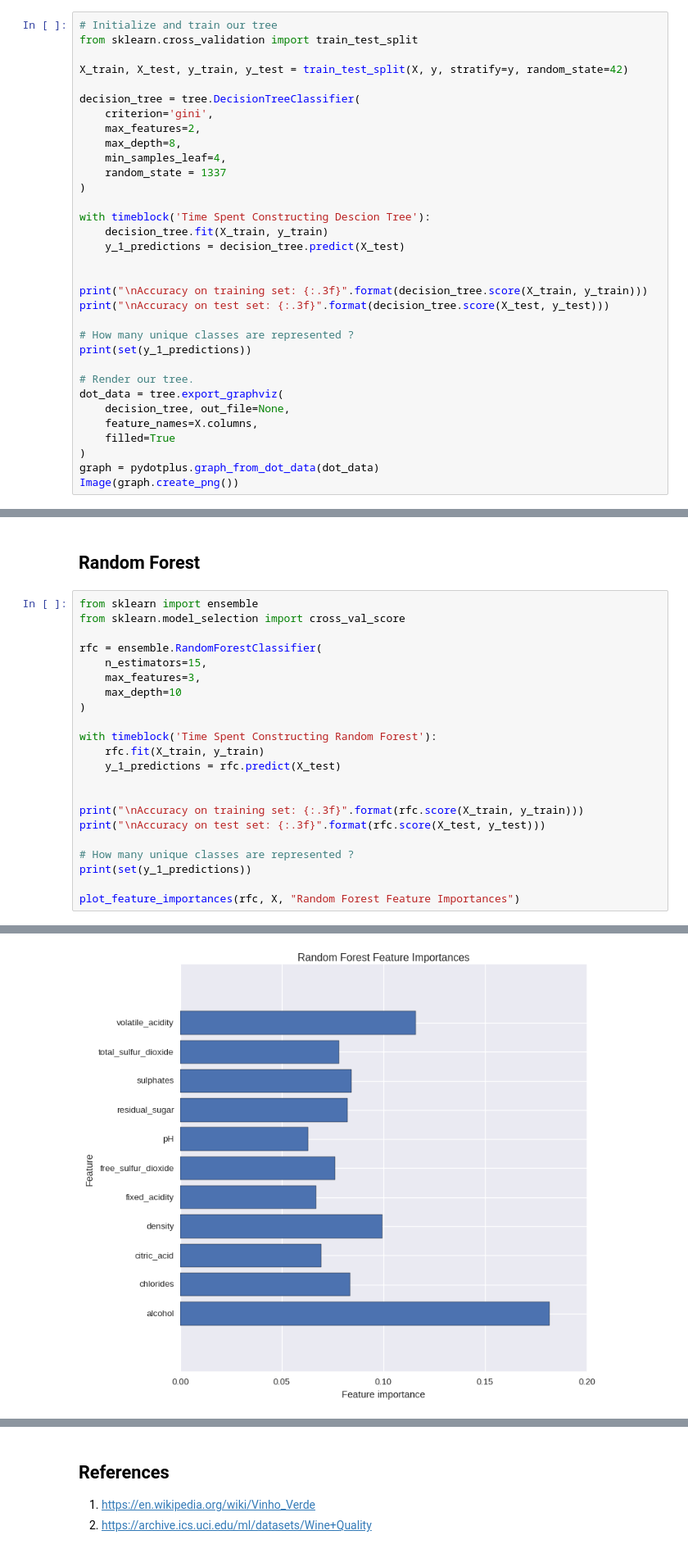
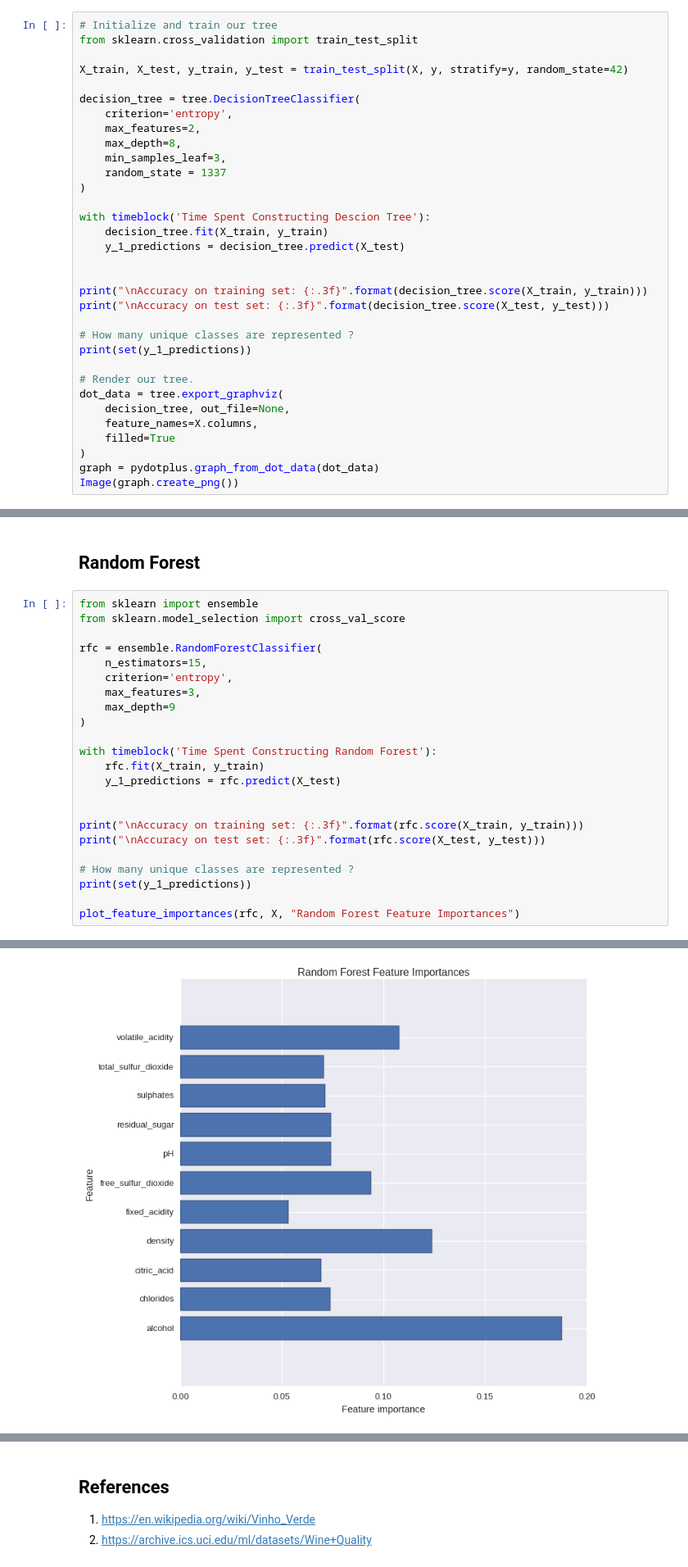
Before and after one commit to 315iah515/Thinkful-Notebooks, a Jupyter notebook: Bootcamp/RandomForests/Lesson2/RandomForestsVsDecisionTrees.ipynb, the cells around one changed output, grey strips where cells are left out. Shown at 82% size. Cells and saved outputs as stored; diff of their text form.

```diff
--- a/Bootcamp/RandomForests/Lesson2/RandomForestsVsDecisionTrees.ipynb
+++ b/Bootcamp/RandomForests/Lesson2/RandomForestsVsDecisionTrees.ipynb
@@ -126,10 +126,10 @@ from sklearn.cross_validation import train_test_split
 X_train, X_test, y_train, y_test = train_test_split(X, y, stratify=y, random_state=42)
 
 decision_tree = tree.DecisionTreeClassifier(
-    criterion='gini',
+    criterion='entropy',
     max_features=2,
     max_depth=8,
-    min_samples_leaf=4,
+    min_samples_leaf=3,
     random_state = 1337
 )
 
@@ -181,8 +182,9 @@ from sklearn.model_selection import cross_val_score
 
 rfc = ensemble.RandomForestClassifier(
     n_estimators=15,
+    criterion='entropy',
     max_features=3,
-    max_depth=10
+    max_depth=9
 )
 
 with timeblock('Time Spent Constructing Random Forest'):
@@ -206,2 +208,2 @@ Accuracy on test set: 0.618
 {8, 4, 5, 6, 7}
-[figure, old version]
+[figure, new version]
```
Also changed, not shown: parts of 4 cells of this notebook, 2 other files.
